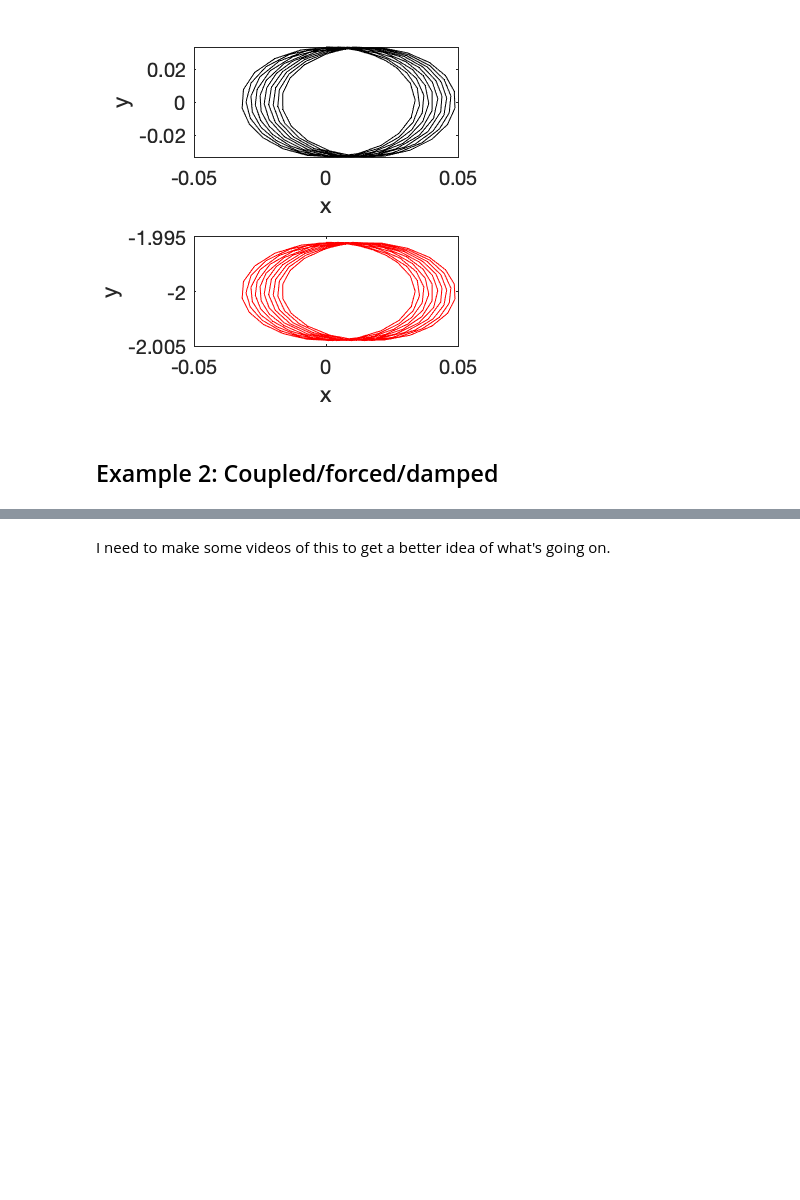
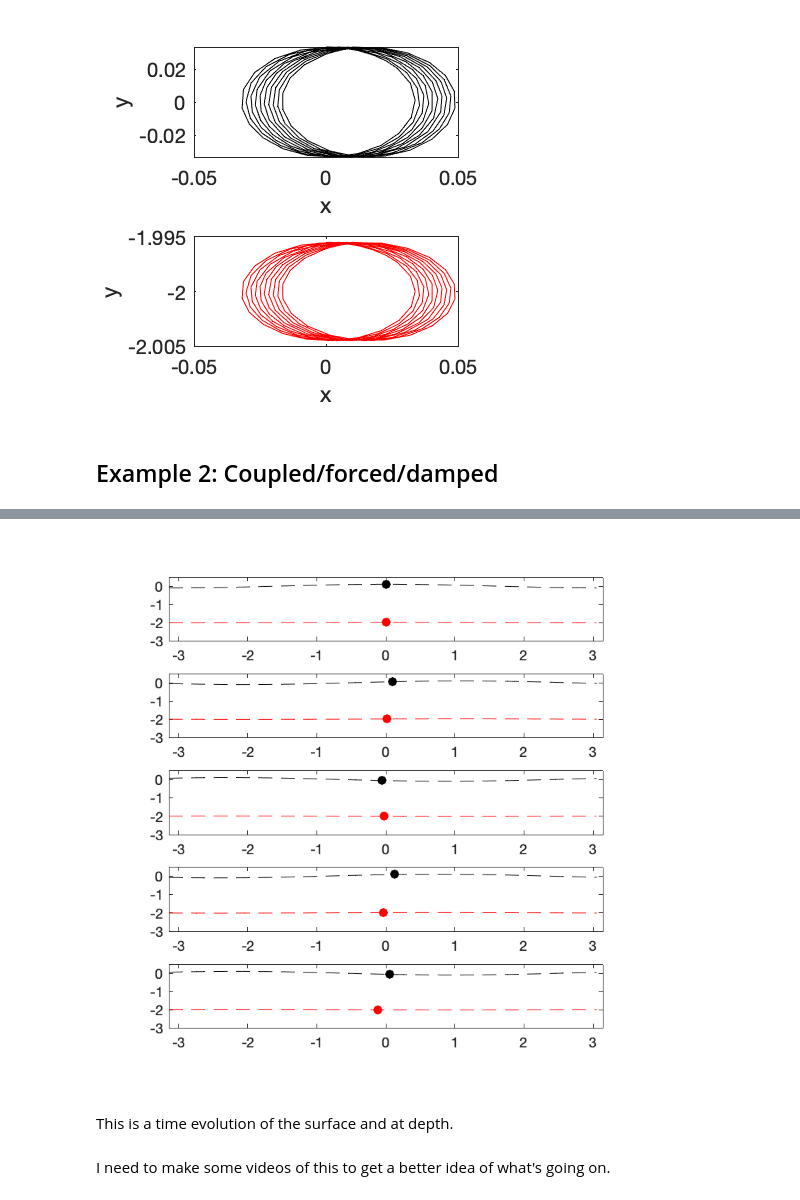
Before and after one commit to npizzo/WG, a Jupyter notebook: A simplified model of WG motion.ipynb, the cells around one changed output, grey strips where cells are left out. Drawn from its saved outputs; the diff is of its cells as text; code cells hidden in the pictures; blank space fills up the shorter version.

```diff
--- a/A simplified model of WG motion.ipynb
+++ b/A simplified model of WG motion.ipynb
@@ -196,20 +196,25 @@ set(gcf,'color','w')
 # %%
 %% time sequences
 x = [-pi: .1: pi];
 for i = 1 : 5
 subplot(5,1,i)
-j = 5*i;
+j = 10*i;
 plot(x, a * cos(k*x-omega*t(j)),'--k')
 hold on
 plot(y(j,1),y1(j),'ok','markerfacecolor','k')
 hold on
 plot(x, -z+a *exp(-k * z)*cos(k*x-omega*t(j)),'--r')
 hold on
 plot(y(j,3), -2+y2(j),'or','markerfacecolor','r')
+ylim([-3 1/2])
+xlim([-pi pi])
 end
-ylim([-3 1/2])
 set(gcf, 'Position',  [100, 100, 400, 400])
 set(gcf,'color','w')
+# %% [output]
+[figure, added]
+# %% [markdown]
+This is a time evolution of the surface and at depth.
 # %% [markdown]
 I need to make some videos of this to get a better idea of what's going on.
 # %% [markdown]
```
Also changed, not shown: parts of 3 cells of this notebook.
